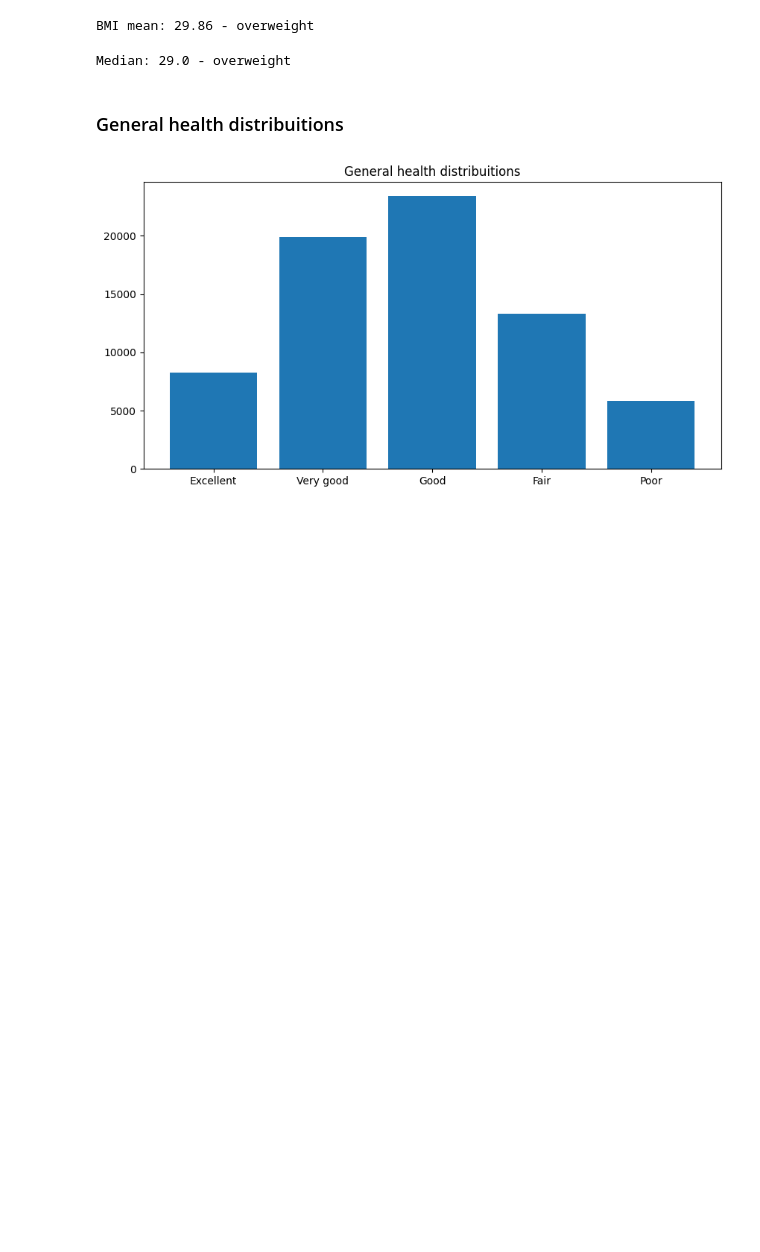
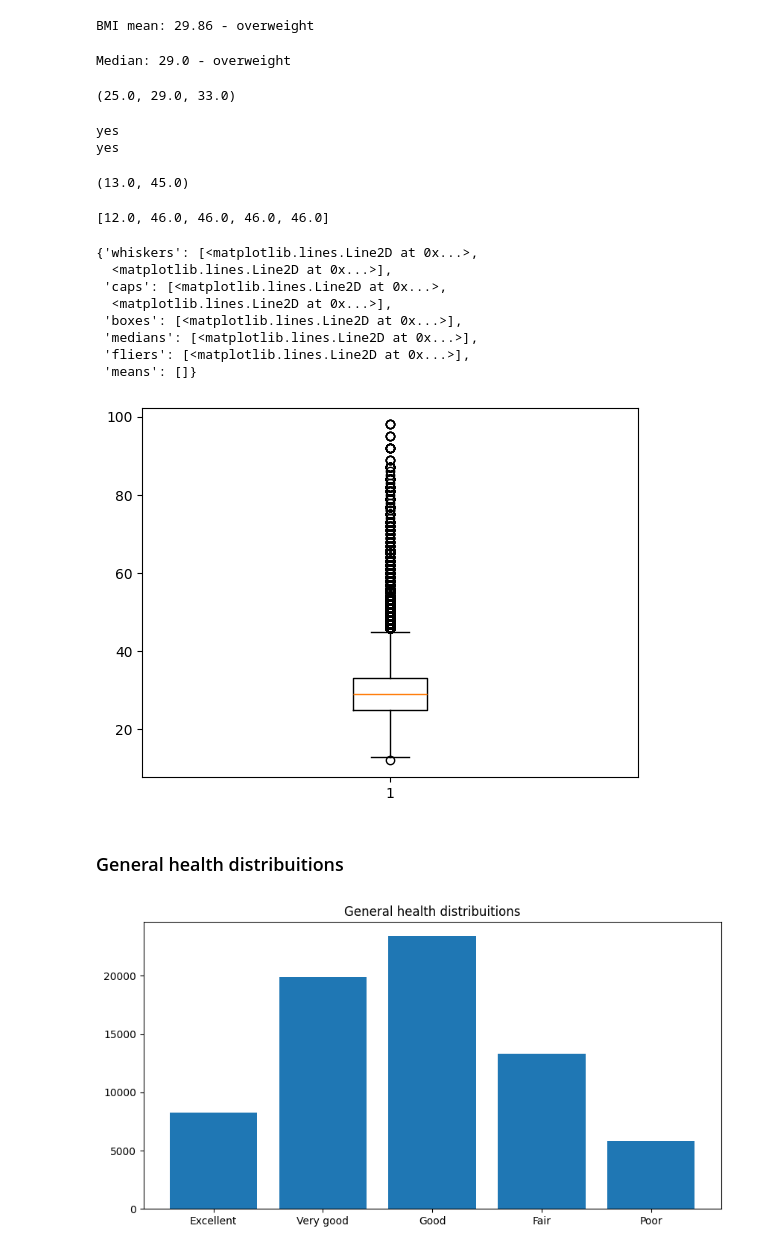
Before and after one commit to CaioNishijo/logistic-regression, a Jupyter notebook: diabetes-project.ipynb, the cells around one changed output. Drawn from its saved outputs; the diff is of its cells as text; code cells hidden in the pictures; blank space fills up the shorter version.

Commit message:
plotted on boxplot + evaluate metrics function

```diff
--- a/diabetes-project.ipynb
+++ b/diabetes-project.ipynb
@@ -397,6 +397,56 @@ bmi_median = sorted_bmi_list[int(len(sorted_bmi_list) / 2)]
 print(f"Median: {bmi_median} - overweight")
 # %% [output]
 Median: 29.0 - overweight
+# %%
+# Calculating quartiles
+index_q1 = int(25 / 100 * len(bmi))
+index_q2 = int(50 / 100 * len(bmi))
+index_q3 = int(75 / 100 * len(bmi))
+
+sorted_bmi = sorted(bmi)
+
+bmi_q1 = sorted_bmi[index_q1]
+bmi_q2 = sorted_bmi[index_q2]
+bmi_q3 = sorted_bmi[index_q3]
+
+bmi_q1, bmi_q2, bmi_q3
+# %% [output]
+(25.0, 29.0, 33.0)
+# %%
+# Calculating low and high limits
+bmi_aiq = bmi_q3 - bmi_q1
+
+bmi_low_limit = bmi_q1 - (1.5 * bmi_aiq)
+bmi_high_limit = bmi_q3 + (1.5 * bmi_aiq)
+
+if (bmi < bmi_low_limit).any().any(): print("yes")
+if (bmi > bmi_high_limit).any().any(): print("yes")
+# %% [output]
+yes
+yes
+# %%
+bmi_low_limit, bmi_high_limit
+# %% [output]
+(13.0, 45.0)
+# %%
+outliers = bmi[(bmi < bmi_low_limit) | (bmi > bmi_high_limit)]
+
+np.array(outliers)
+sorted(outliers)[:5]
+# %% [output]
+[12.0, 46.0, 46.0, 46.0, 46.0]
+# %%
+plt.boxplot(bmi)
+# %% [output]
+{'whiskers': [<matplotlib.lines.Line2D at 0x...>,
+  <matplotlib.lines.Line2D at 0x...>],
+ 'caps': [<matplotlib.lines.Line2D at 0x...>,
+  <matplotlib.lines.Line2D at 0x...>],
+ 'boxes': [<matplotlib.lines.Line2D at 0x...>],
+ 'medians': [<matplotlib.lines.Line2D at 0x...>],
+ 'fliers': [<matplotlib.lines.Line2D at 0x...>],
+ 'means': []}
+[figure, added]
 # %% [markdown]
 ### General health distribuitions
 # %%
```
Also changed, not shown: parts of 10 cells of this notebook, 1 other file.
